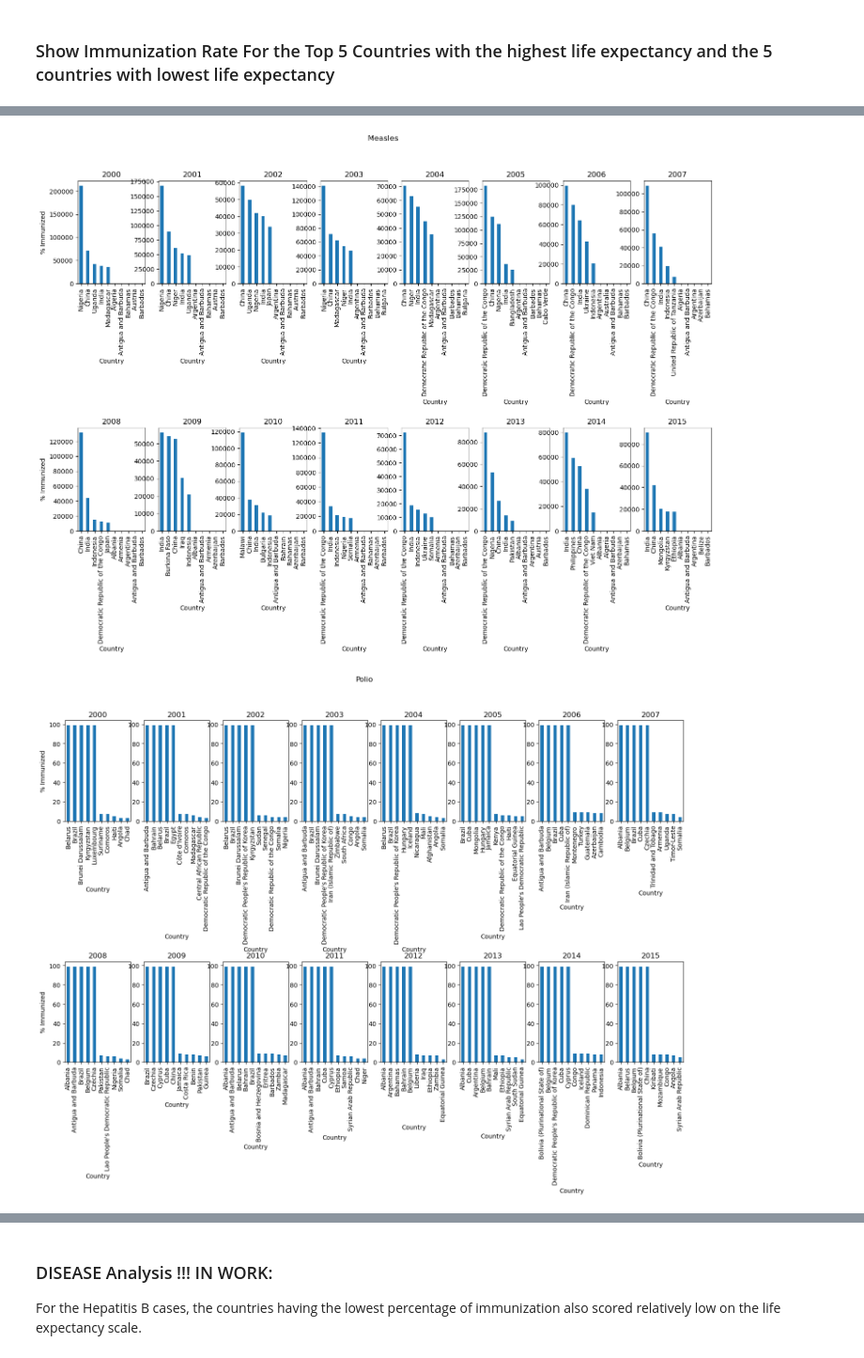
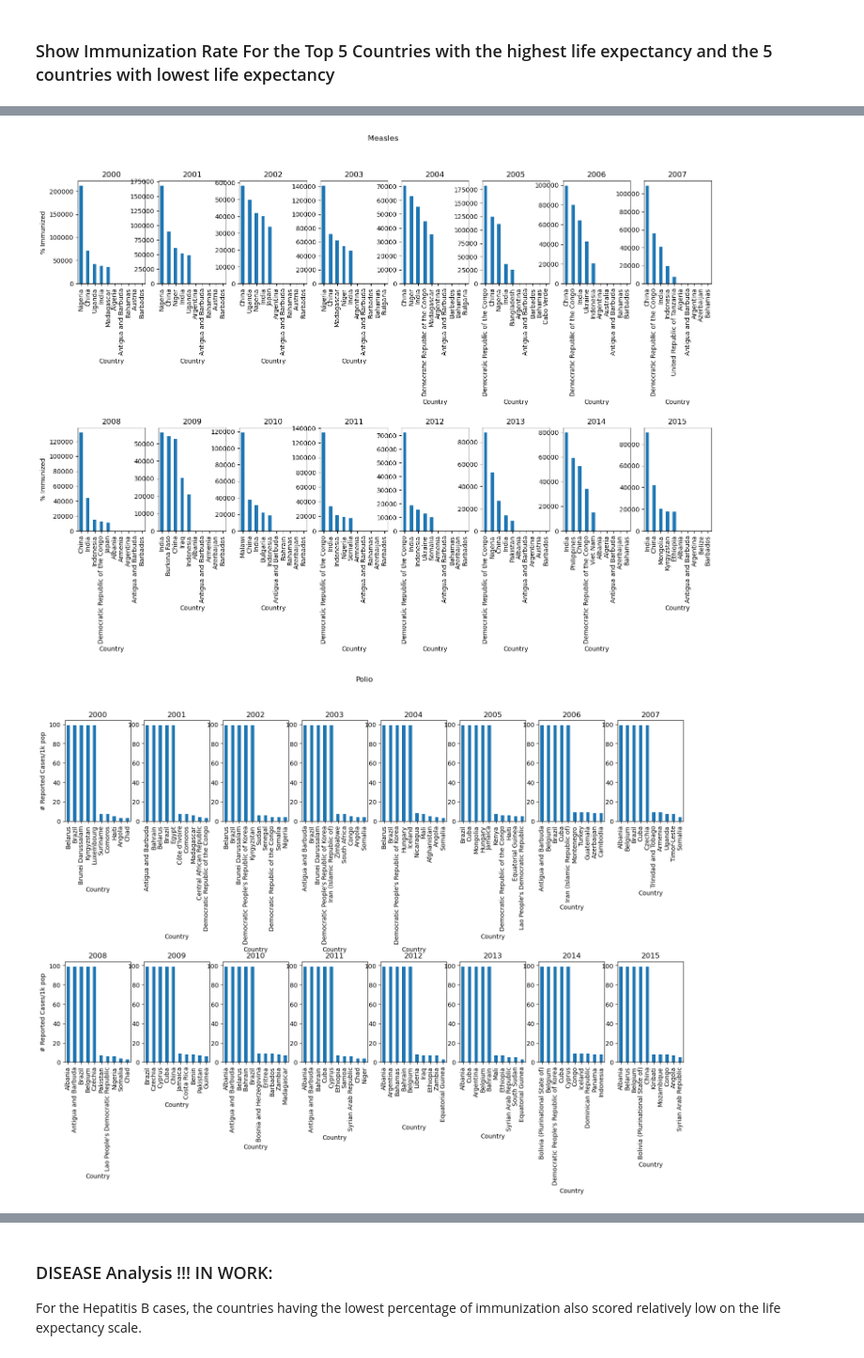
Before and after one commit to einsteinxx/UCLA_450.2_SUMMER, a Jupyter notebook: FinalProject_KeaneGonzalez.ipynb, the cells around one changed output, grey strips where cells are left out. Shown at 94% size. Cells and saved outputs as stored; diff of their text form; code cells hidden in the pictures.

Commit message:
CHANGE Updating some plots and general information

```diff
--- a/FinalProject_KeaneGonzalez.ipynb
+++ b/FinalProject_KeaneGonzalez.ipynb
@@ -726,6 +745,16 @@ Look at some basic information on how the various diseases and immunization rate
 # Set up a list containing all of the disease related features
 # Set up another list with some basic plot information for each of these features
 #
+
 #disease_list= ['Country','Hepatitis B','Measles ','Polio','Diphtheria ',' HIV/AIDS']
-disease_list=['Country','Life expectancy ','Hepatitis B','Measles ','Polio','Diphtheria ',' HIV/AIDS']
-disease_yaxis = ['Years','% Immunized', '% Immunized', '% Immunized', '% Immunized', 'Affected Pop (1k)'] #skipping the Country element of the main list
+disease_list=['Country',
+              'Status',
+              'Life expectancy ',
+              'Hepatitis B',       #immunization coverage of 1-year olds (%)
+              'Measles ',          #number of reported measles cases per 1k population
+              'Polio',             #Polio immunization coverage of 1-year olds (%)
+              'Diphtheria ',       #Diptheria & Pertussis immunizaton coverage of 1-year olds (%)
+              ' HIV/AIDS']         #Deaths per 1k live births (0-4 years)
+#labeling for the disease axes
+disease_yaxis = ['Years','% Immunized', '# Reported Cases/1k pop', '% Immunized', '% Immunized', 'Affected Pop (1k)']
+#skipping the Country element of the main list
@@ -830,8 +955,9 @@ who_df.columns.tolist()
 
 years = who_df['Year'].unique()
 print(years)
+print(disease_list[2:])
 
-for dcounter,disease in enumerate(disease_list[2:]): #skip the first element, which contains Country for use in other tasks
+for dcounter,disease in enumerate(disease_list[3:]): #skip the first element, which contains Country for use in other tasks
     print(disease)
     grouped_data = who_df.groupby(['Year', 'Country'])[['Life expectancy ', disease]].mean().reset_index()
 
@@ -883,11 +1010,11 @@ for dcounter,disease in enumerate(disease_list[2:]): #skip the first element, wh
 Hepatitis B
 Measles
 Polio
 Diphtheria
  HIV/AIDS
 [figure]
 [figure]
-[figure, old version]
+[figure, new version]
 [figure]
 [figure]
 # %% [markdown]
```
Also changed, not shown: parts of 17 cells of this notebook.
